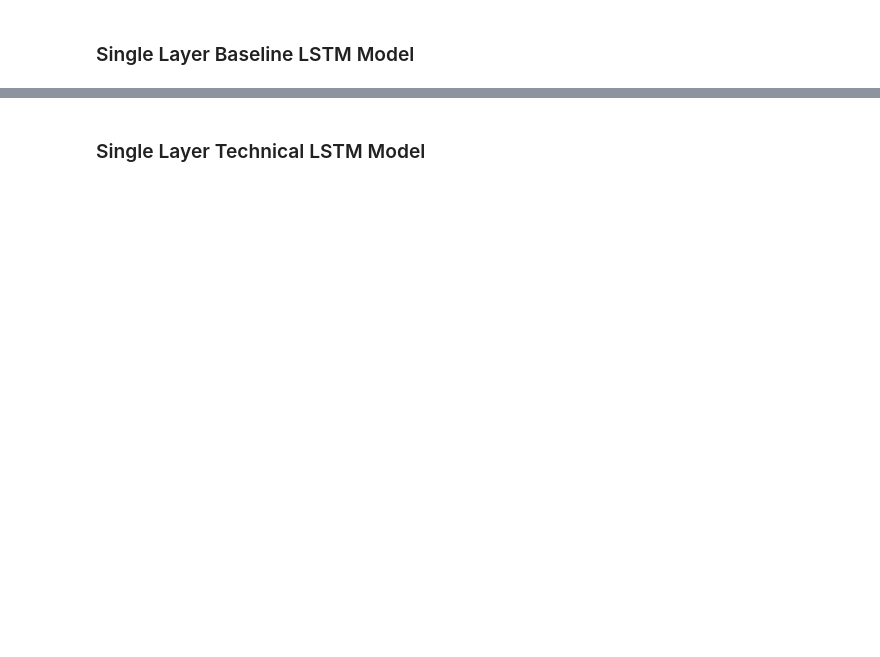
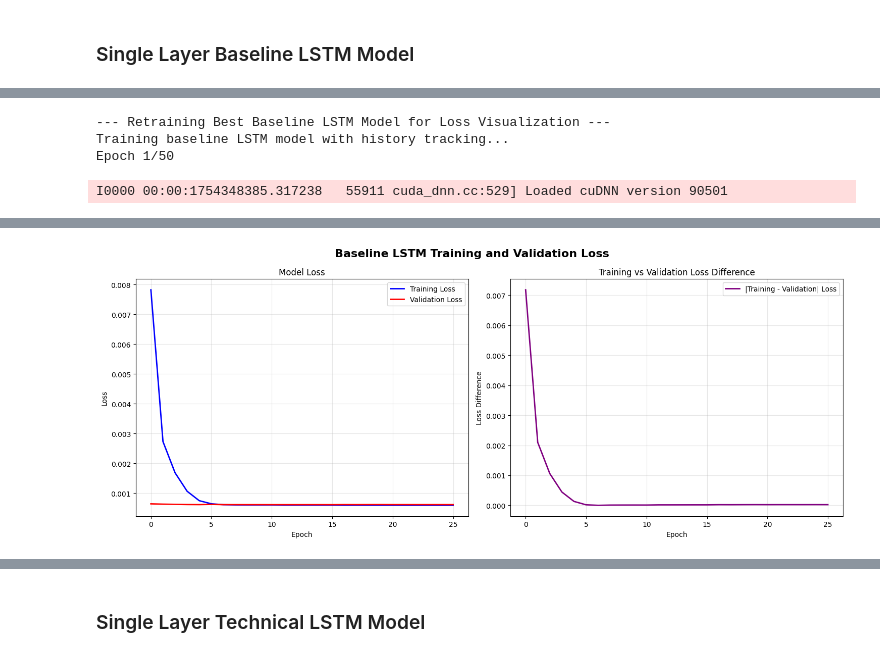
Before and after one commit to SandyCompetent/stock_market_analysis, a Jupyter notebook: main_analysis.ipynb, the cells around one changed output, grey strips where cells are left out. Cells and saved outputs as stored; diff of their text form; code cells hidden in the pictures; blank space fills up the shorter version.

```diff
--- a/main_analysis.ipynb
+++ b/main_analysis.ipynb
@@ -597,0 +726,78 @@ Plot saved to Output/NVDA_Baseline_LSTM_analysis.png
+# %%
+%%time
+# Retrain the best model to capture training history for plotting
+print("\n--- Retraining Best Baseline LSTM Model for Loss Visualization ---")
+
+# Build a fresh model with the best hyperparameters
+baseline_model_for_history = mdl.build_single_layer_lstm(best_hps_baseline_lstm, input_shape_base)
+
+# Define callbacks for training
+early_stopping = tf.keras.callbacks.EarlyStopping(monitor='val_loss', patience=10, restore_best_weights=True)
+reduce_lr = tf.keras.callbacks.ReduceLROnPlateau(monitor='val_loss', factor=0.5, patience=5, min_lr=1e-7)
+
+# Train the model and capture history
+print("Training baseline LSTM model with history tracking...")
+baseline_history = baseline_model_for_history.fit(
+    X_train_base,
+    y_train_base,
+    epochs=50,
+    batch_size=32,
+    validation_split=0.2,
+    callbacks=[early_stopping, reduce_lr],
+    verbose=1
+)
+
+# Create training and validation loss plots
+fig, axes = plt.subplots(1, 2, figsize=(15, 6))
+fig.suptitle('Baseline LSTM Training and Validation Loss', fontsize=16, fontweight='bold')
+
+# Plot training and validation loss
+axes[0].plot(baseline_history.history['loss'], label='Training Loss', color='blue', linewidth=2)
+axes[0].plot(baseline_history.history['val_loss'], label='Validation Loss', color='red', linewidth=2)
+axes[0].set_title('Model Loss')
+axes[0].set_xlabel('Epoch')
+axes[0].set_ylabel('Loss')
+axes[0].legend()
+axes[0].grid(True, alpha=0.3)
+
+# Plot learning rate (if available)
+if 'lr' in baseline_history.history:
+    axes[1].plot(baseline_history.history['lr'], label='Learning Rate', color='green', linewidth=2)
+    axes[1].set_title('Learning Rate Schedule')
+    axes[1].set_xlabel('Epoch')
+    axes[1].set_ylabel('Learning Rate')
+    axes[1].set_yscale('log')
+    axes[1].legend()
+    axes[1].grid(True, alpha=0.3)
+else:
+    # Plot loss difference if learning rate not available
+    loss_diff = [abs(t - v) for t, v in zip(baseline_history.history['loss'], baseline_history.history['val_loss'])]
+    axes[1].plot(loss_diff, label='|Training - Validation| Loss', color='purple', linewidth=2)
+    axes[1].set_title('Training vs Validation Loss Difference')
+    axes[1].set_xlabel('Epoch')
+    axes[1].set_ylabel('Loss Difference')
+    axes[1].legend()
+    axes[1].grid(True, alpha=0.3)
+
+plt.tight_layout()
+plt.savefig(f'{cfg.OUTPUT_DIR}/baseline_lstm_training_loss.png', dpi=300, bbox_inches='tight')
+plt.show()
+
+# Print training summary
+final_train_loss = baseline_history.history['loss'][-1]
+final_val_loss = baseline_history.history['val_loss'][-1]
+best_val_loss = min(baseline_history.history['val_loss'])
+epochs_trained = len(baseline_history.history['loss'])
+
+print(f"\n--- Baseline LSTM Training Summary ---")
+print(f"Epochs trained: {epochs_trained}")
+print(f"Final training loss: {final_train_loss:.6f}")
+print(f"Final validation loss: {final_val_loss:.6f}")
+print(f"Best validation loss: {best_val_loss:.6f}")
+print(f"Overfitting indicator (val_loss - train_loss): {final_val_loss - final_train_loss:.6f}")
+print("✅ Baseline LSTM training loss plots created and saved.")
+# %% [output]
+--- Retraining Best Baseline LSTM Model for Loss Visualization ---
+Training baseline LSTM model with history tracking...
+Epoch 1/50
+I0000 00:00:1754348385.317238   55911 cuda_dnn.cc:529] Loaded cuDNN version 90501
@@ -597,0 +821 @@ Plot saved to Output/NVDA_Baseline_LSTM_analysis.png
+[figure, added]
```
Also changed, not shown: parts of 59 cells of this notebook, 3 other files.
